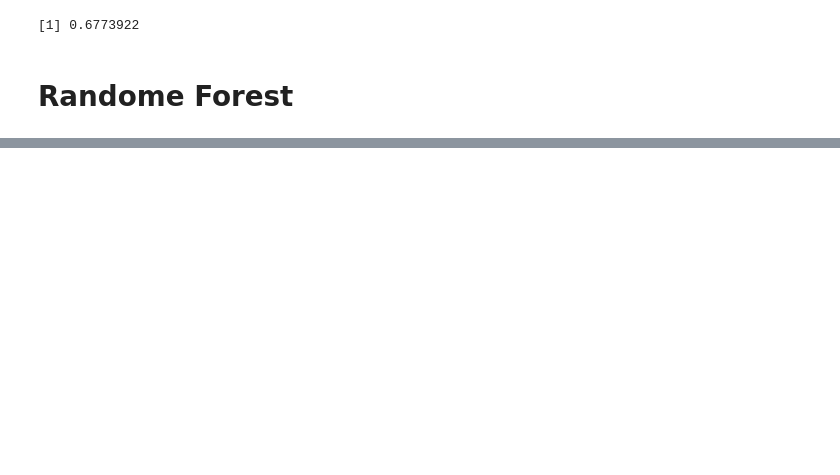
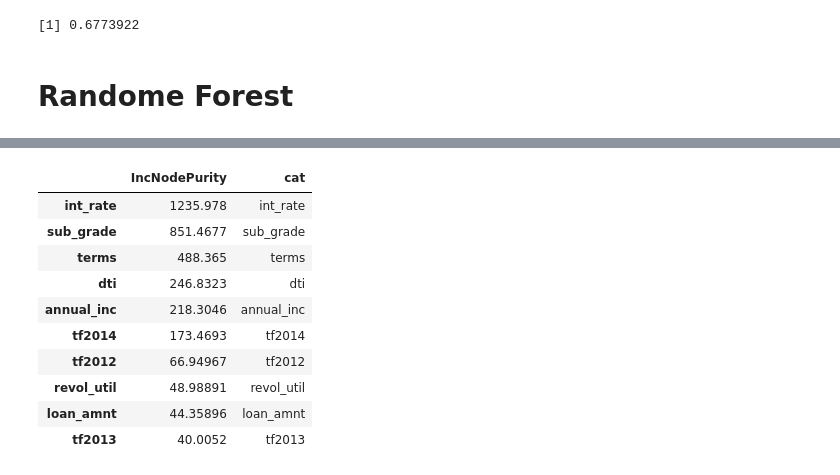
Before and after one commit to RenNY123/Loan, a Jupyter notebook: loan_R.ipynb, the cells around one changed output, grey strips where cells are left out. Cells and saved outputs as stored; diff of their text form; code cells hidden in the pictures; blank space fills up the shorter version.

```diff
--- a/loan_R.ipynb
+++ b/loan_R.ipynb
@@ -472,0 +487,20 @@ Levels: FALSE TRUE
+# %%
+#top 10 most important features
+
+imp=data.frame(importance(fit))
+imp$cat=rownames(imp)
+#head(imp)
+#imp=as.numeric(imp)
+head(imp[order(-imp[1]),],10)
+# %% [output]
+|  | IncNodePurity | cat |
+| int_rate | 1235.978 | int_rate |
+| sub_grade | 851.4677 | sub_grade |
+| terms | 488.365 | terms |
+| dti | 246.8323 | dti |
+| annual_inc | 218.3046 | annual_inc |
+| tf2014 | 173.4693 | tf2014 |
+| tf2012 | 66.94967 | tf2012 |
+| revol_util | 48.98891 | revol_util |
+| loan_amnt | 44.35896 | loan_amnt |
+| tf2013 | 40.0052 | tf2013 |
```
Also changed, not shown: parts of 16 cells of this notebook.
